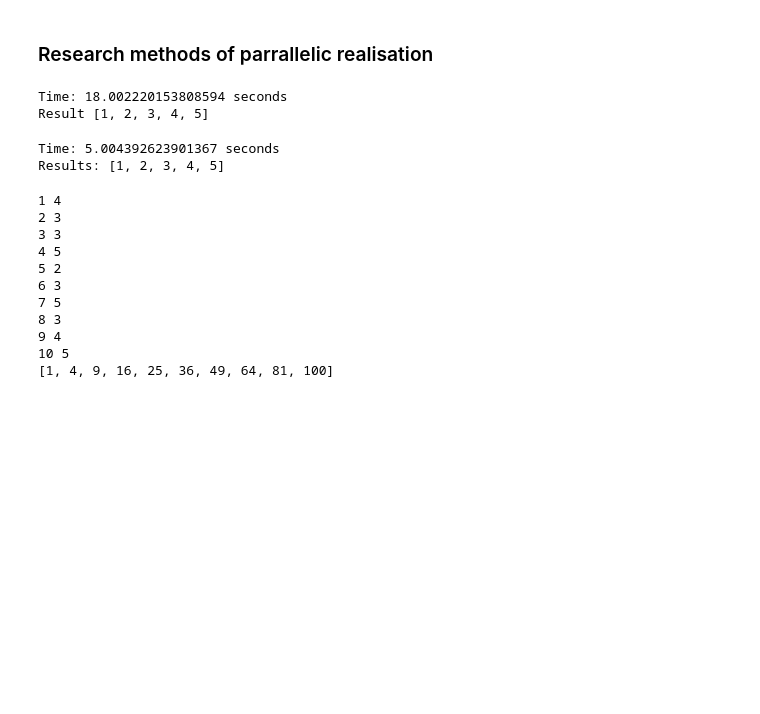
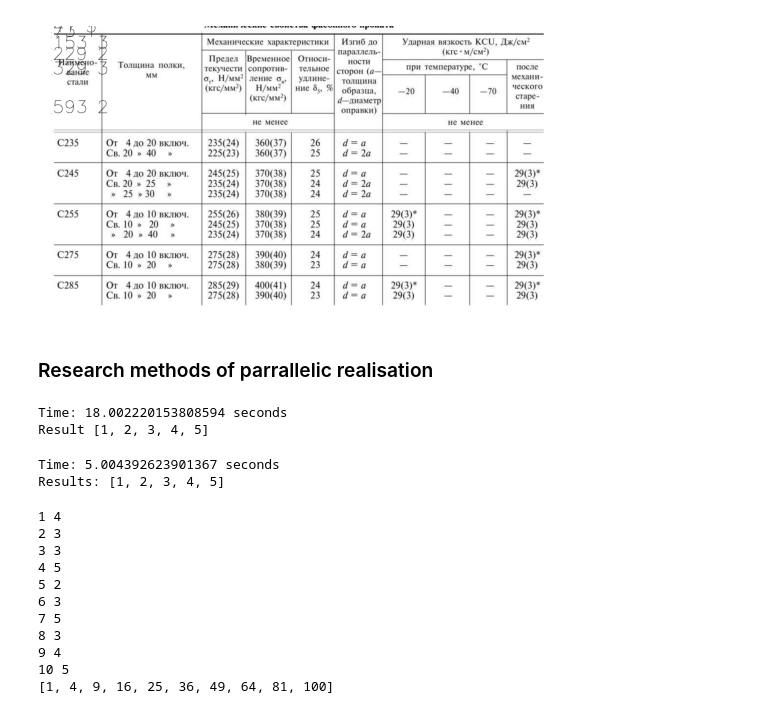
Before and after one commit to DikovAlexandr/TableExtraction, a Jupyter notebook: table_extraction/TableExtraction.ipynb, the cells around one changed output. Cells and saved outputs as stored; diff of their text form; code cells hidden in the pictures; blank space fills up the shorter version.

```diff
--- a/table_extraction/TableExtraction.ipynb
+++ b/table_extraction/TableExtraction.ipynb
@@ -900,0 +1018,15 @@ table_cell_text 51.96443295478821 seconds
+# %%
+epsilon = 20
+
+rectangles = record_cells.copy()
+print(rectangles)
+cell_counts = {}
+
+for num_1, (_, y1_1, _, _) in enumerate(rectangles):
+    for num_2, (_, y1_2, _, _) in enumerate(rectangles):
+        if y1_1 in cell_counts and (num_1 != num_2) and abs(y1_1 - y1_2) <= epsilon:
+            cell_counts[y1_1] += 1
+        else:
+            cell_counts[y1_1] = 1
+
+print("cell_counts", cell_counts)
@@ -900,0 +1082,21 @@ table_cell_text 51.96443295478821 seconds
+# %%
+def add_lines_and_labels_to_image(cell_counts, table_image):
+    keys = list(cell_counts.keys())
+    values = list(cell_counts.values())
+
+    image = table_image.copy()
+
+    for i, key in enumerate(keys):
+        x = 20
+        y = key
+
+        cv2.line(image, (x, y), (x + 10, y + 10), (0, 0, 0), 1)
+        cv2.putText(image, str(key) + " " + str(values[i]), (x+10, y), cv2.FONT_HERSHEY_SIMPLEX, 4, (0, 0, 0), 2)
+
+    plt.imshow(cv2.cvtColor(image, cv2.COLOR_BGR2RGB))
+    plt.axis('off')
+    plt.show()
+
+add_lines_and_labels_to_image(result, tables[0], epsilon)
+# %% [output]
+[figure, added]
```
Also changed, not shown: parts of 13 cells of this notebook, 8 other files.
